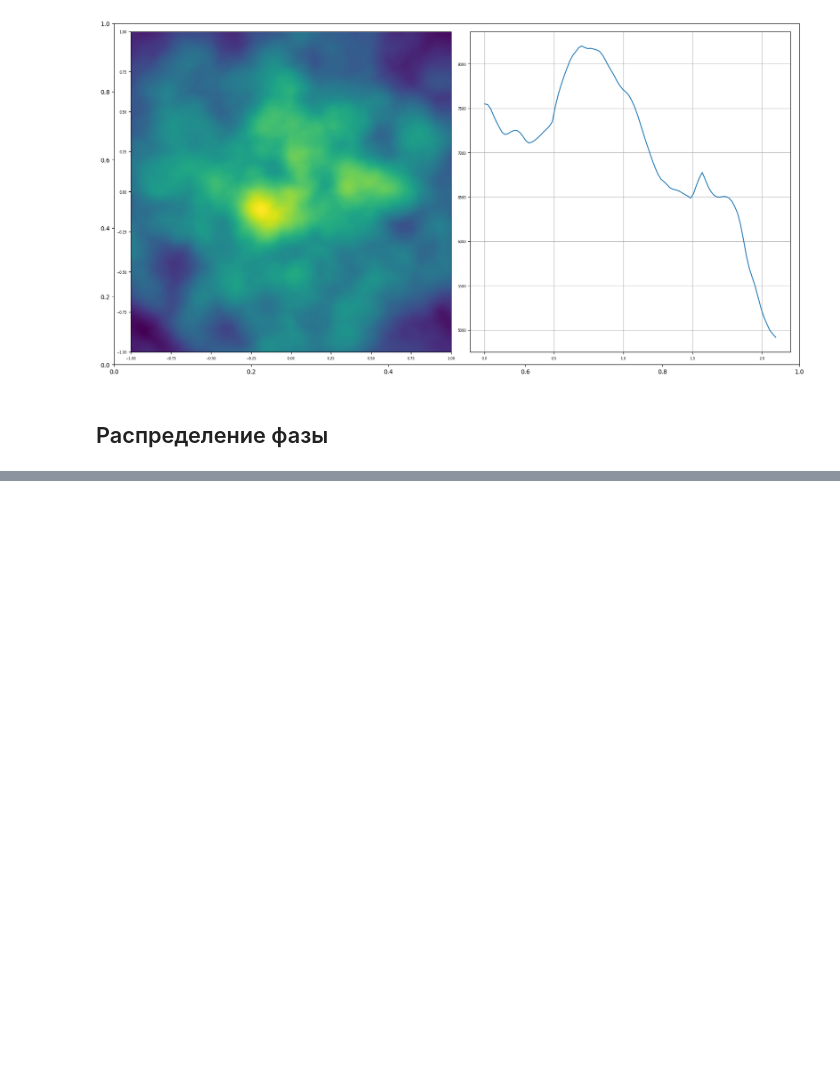
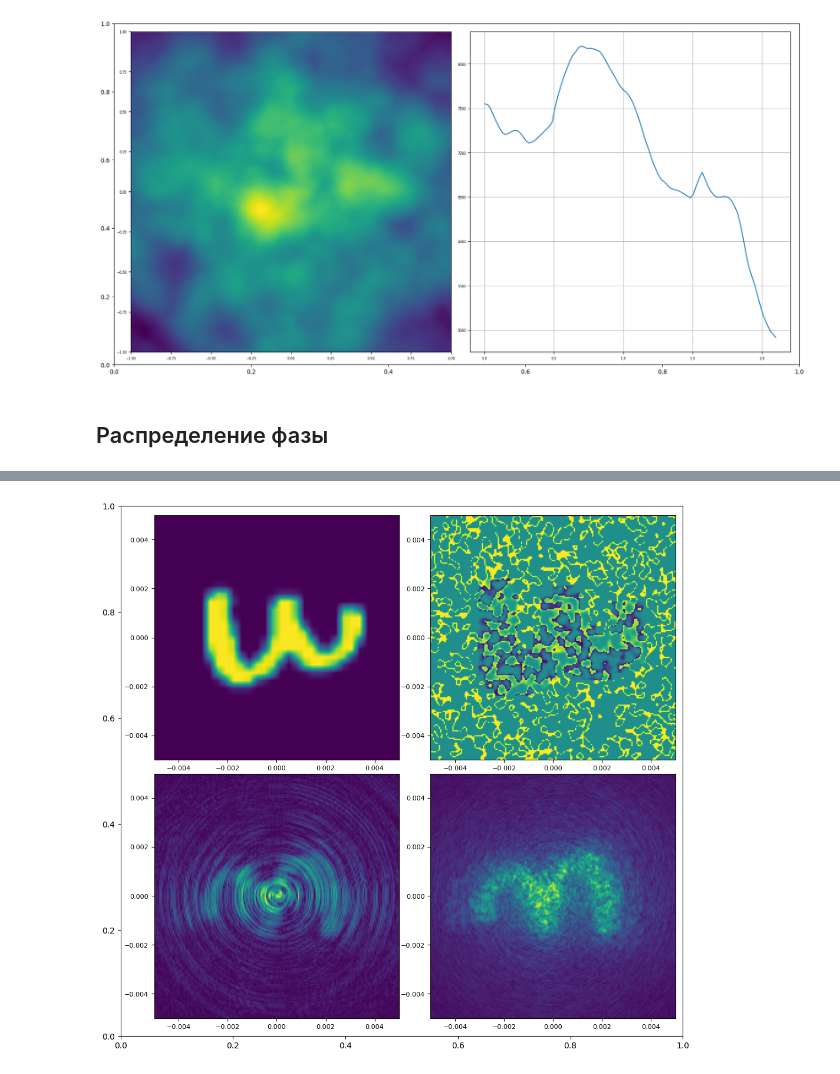
Before and after one commit to Belashov641618/DNN, a Jupyter notebook: collab/Incoherent.ipynb, the cells around one changed output, grey strips where cells are left out. Cells and saved outputs as stored; diff of their text form; code cells hidden in the pictures; blank space fills up the shorter version.

```diff
--- a/collab/Incoherent.ipynb
+++ b/collab/Incoherent.ipynb
@@ -476,3 +477,13 @@ with torch.no_grad():
 [figure]
 # %% [markdown]
 ## Распределение фазы
+# %%
+def channelise_incoherent(images:torch.Tensor, length:float, coherence:float, samples:int=20):
+  if images.size(1) != 1: raise AttributeError
+  size = [*images.size()]
+  size[1] = samples
+  images_ = torch.zeros(size, dtype=images.dtype, device=images.device)
+  for batch, image in enumerate(images):
+    for i in range(samples):
+      images_[batch,i] = image * torch.exp(2j*torch.pi*generate_incoherent(size[2], coherence, (-length/2,+length/2), False))
+  return images_
@@ -478,0 +545,24 @@ with torch.no_grad():
+# %%
+plot = TiledPlot(16, 9)
+
+kwargs = {
+    'aspect':'auto',
+    'extent':[-length/2,+length/2]*2,
+    'cmap':'viridis'
+}
+
+axes = plot.axes.add(0,0)
+axes.imshow(torch.abs(coherent), **kwargs)
+
+axes = plot.axes.add(1,0)
+axes.imshow(torch.angle(incoherent[0]), **kwargs)
+
+axes = plot.axes.add(0,1)
+axes.imshow(torch.abs(coherent_result), **kwargs)
+
+axes = plot.axes.add(1,1)
+axes.imshow(torch.abs(incoherent_results), **kwargs)
+
+plot.show()
+# %% [output]
+[figure, added]
```
Also changed, not shown: parts of 2 cells of this notebook.
